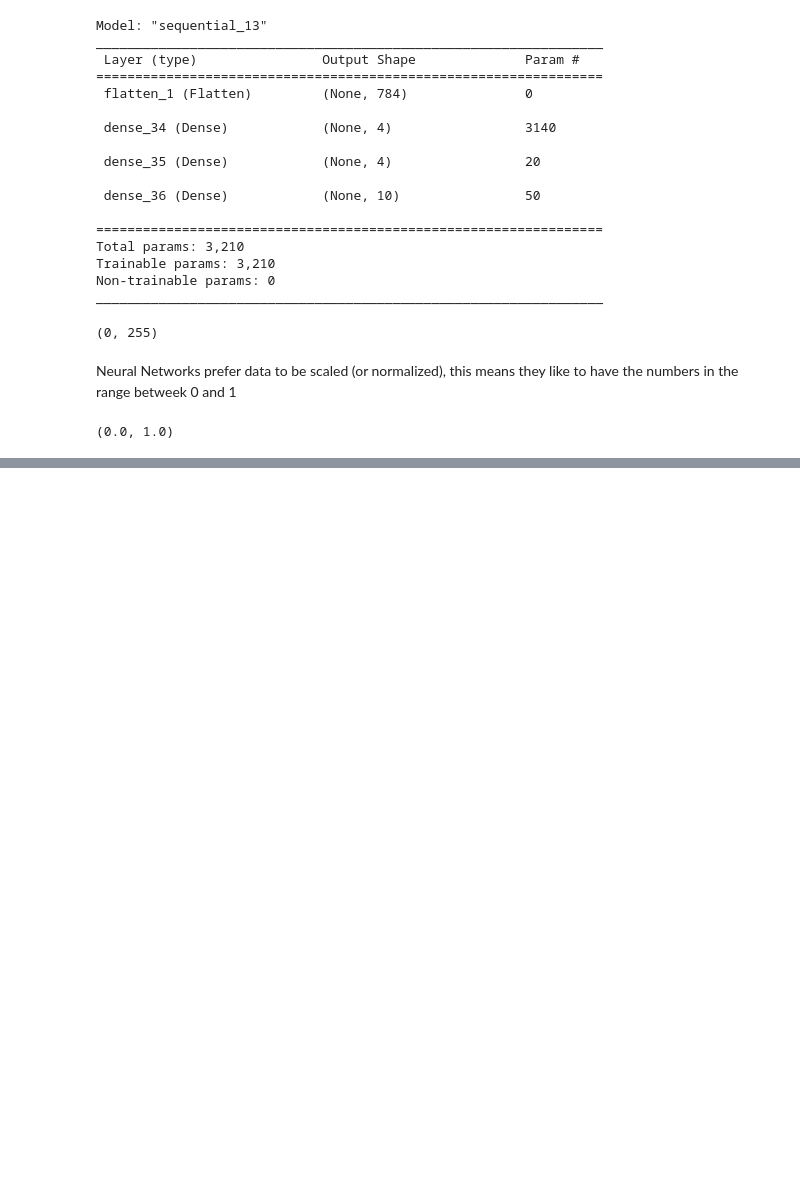
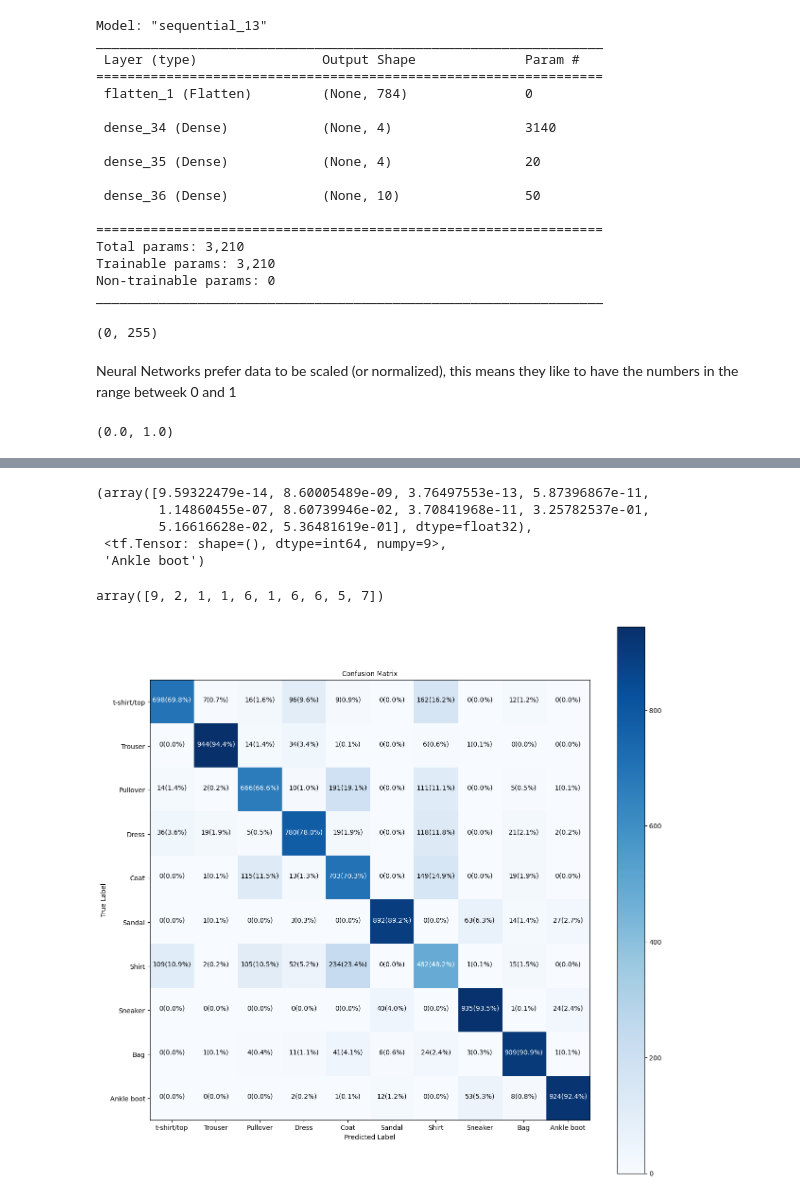
Before and after one commit to lakshitgosain/Tensorflow-ZTM, a Jupyter notebook: 02_neural_network_classification_in_tensorflow.ipynb, the cells around one changed output, grey strips where cells are left out. Drawn from its saved outputs; the diff is of its cells as text; code cells hidden in the pictures; blank space fills up the shorter version.

```diff
--- a/02_neural_network_classification_in_tensorflow.ipynb
+++ b/02_neural_network_classification_in_tensorflow.ipynb
@@ -1101,0 +1171,25 @@ Epoch 10/10
+# %%
+#Let's refit the model with ideam Learning rate
+
+#Set random Seed
+tf.random.set_seed(42)
+
+#Create the model
+model_14=tf.keras.Sequential([
+    tf.keras.layers.Flatten(input_shape=(28,28)),
+    tf.keras.layers.Dense(4,activation='relu'),
+    tf.keras.layers.Dense(4, activation='relu'),
+    tf.keras.layers.Dense(10,activation='softmax')
+])
+
+#Compile the model
+model_14.compile(loss=tf.keras.losses.SparseCategoricalCrossentropy(),
+                 optimizer=tf.keras.optimizers.Adam(0.001),
+                 metrics=["accuracy"])
+
+
+history_14=model_14.fit(train_data_norm,
+                              train_labels,
+                              epochs=20,
+                              validation_data=(test_data_norm, test_labels)
+                        )
@@ -1101,0 +1266,5 @@ Epoch 10/10
+# %%
+#make some prediuctions with our model
+y_probs=model_14.predict(test_data_norm)
+
+y_probs[0]
@@ -1101,0 +1276,18 @@ Epoch 10/10
+# %%
+y_probs[0], tf.argmax(y_probs[0]), class_names[tf.argmax(y_probs[0])]
+# %% [output]
+(array([9.59322479e-14, 8.60005489e-09, 3.76497553e-13, 5.87396867e-11,
+        1.14860455e-07, 8.60739946e-02, 3.70841968e-11, 3.25782537e-01,
+        5.16616628e-02, 5.36481619e-01], dtype=float32),
+ <tf.Tensor: shape=(), dtype=int64, numpy=9>,
+ 'Ankle boot')
+# %%
+y_preds=y_probs.argmax(axis=1)
+
+y_preds[:10]
+# %% [output]
+array([9, 2, 1, 1, 6, 1, 6, 6, 5, 7])
+# %%
+make_confusion_matrix(test_labels, y_preds, classes=class_names, figsize=(15,15),text_size=10)
+# %% [output]
+[figure, added]
```
Also changed, not shown: parts of 9 cells of this notebook.
